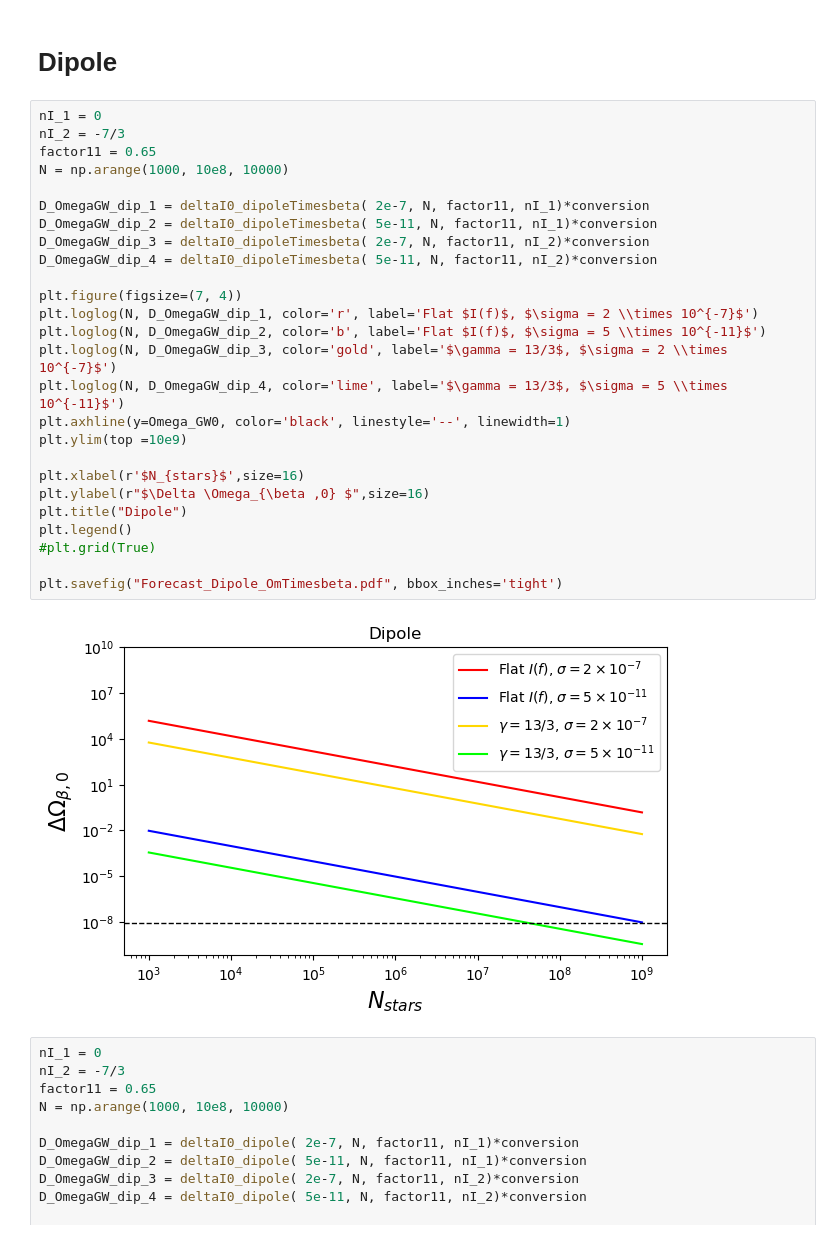
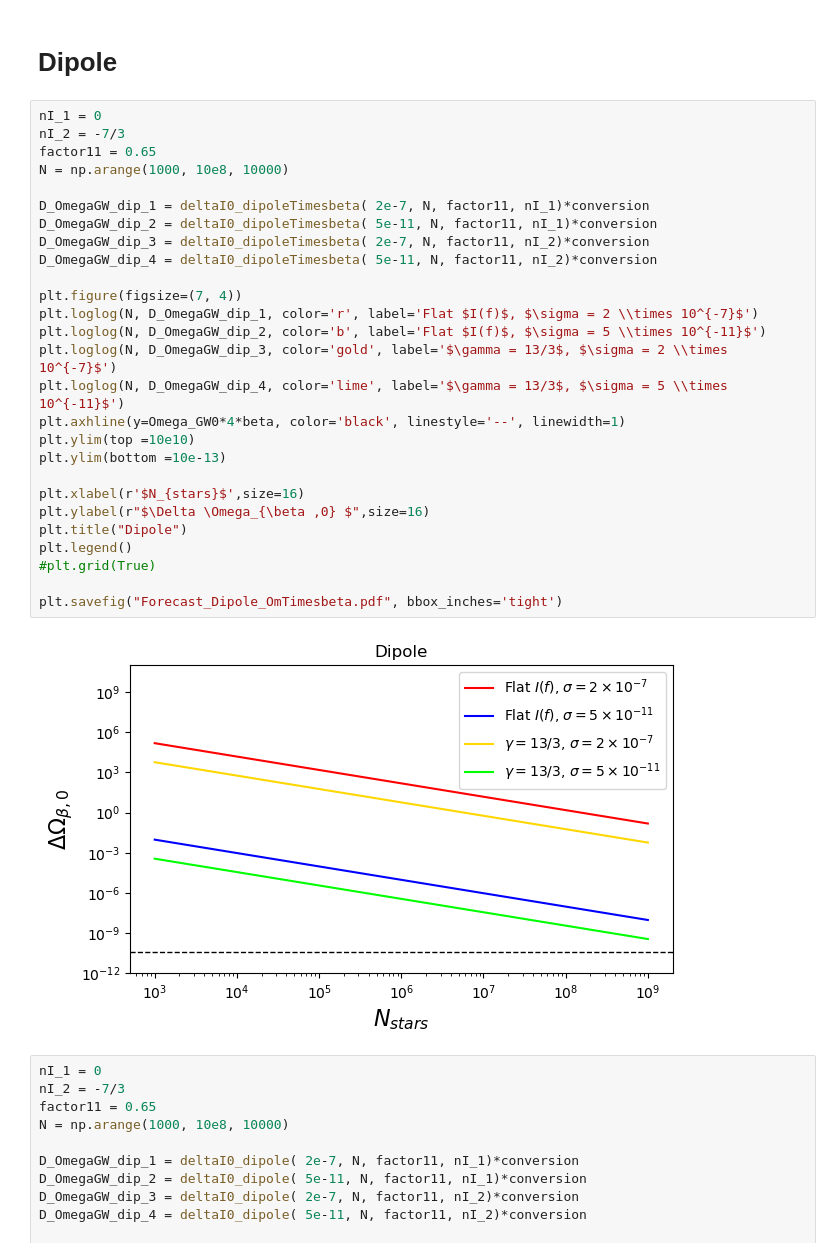
Before and after one commit to MarisolJC/Astrometry_meets_PTAs, a Jupyter notebook: Forecast.ipynb, the cells around one changed output. Cells and saved outputs as stored; diff of their text form.

```diff
--- a/Forecast.ipynb
+++ b/Forecast.ipynb
@@ -89,31 +89,32 @@ plt.savefig("Forecast_Monopole.pdf", bbox_inches='tight')
 # %%
 nI_1 = 0
 nI_2 = -7/3
 factor11 = 0.65
 N = np.arange(1000, 10e8, 10000)
 
 D_OmegaGW_dip_1 = deltaI0_dipoleTimesbeta( 2e-7, N, factor11, nI_1)*conversion
 D_OmegaGW_dip_2 = deltaI0_dipoleTimesbeta( 5e-11, N, factor11, nI_1)*conversion
 D_OmegaGW_dip_3 = deltaI0_dipoleTimesbeta( 2e-7, N, factor11, nI_2)*conversion
 D_OmegaGW_dip_4 = deltaI0_dipoleTimesbeta( 5e-11, N, factor11, nI_2)*conversion
 
 plt.figure(figsize=(7, 4))
 plt.loglog(N, D_OmegaGW_dip_1, color='r', label='Flat $I(f)$, $\sigma = 2 \\times 10^{-7}$')
 plt.loglog(N, D_OmegaGW_dip_2, color='b', label='Flat $I(f)$, $\sigma = 5 \\times 10^{-11}$')
 plt.loglog(N, D_OmegaGW_dip_3, color='gold', label='$\gamma = 13/3$, $\sigma = 2 \\times 10^{-7}$')
 plt.loglog(N, D_OmegaGW_dip_4, color='lime', label='$\gamma = 13/3$, $\sigma = 5 \\times 10^{-11}$')
-plt.axhline(y=Omega_GW0, color='black', linestyle='--', linewidth=1)
-plt.ylim(top =10e9)
+plt.axhline(y=Omega_GW0*4*beta, color='black', linestyle='--', linewidth=1)
+plt.ylim(top =10e10)
+plt.ylim(bottom =10e-13)
 
 plt.xlabel(r'$N_{stars}$',size=16)
 plt.ylabel(r"$\Delta \Omega_{\beta ,0} $",size=16)
 plt.title("Dipole")
 plt.legend()
 #plt.grid(True)
 
 plt.savefig("Forecast_Dipole_OmTimesbeta.pdf", bbox_inches='tight')
 # %% [output]
-[figure, old version]
+[figure, new version]
 # %%
 nI_1 = 0
 nI_2 = -7/3
```
